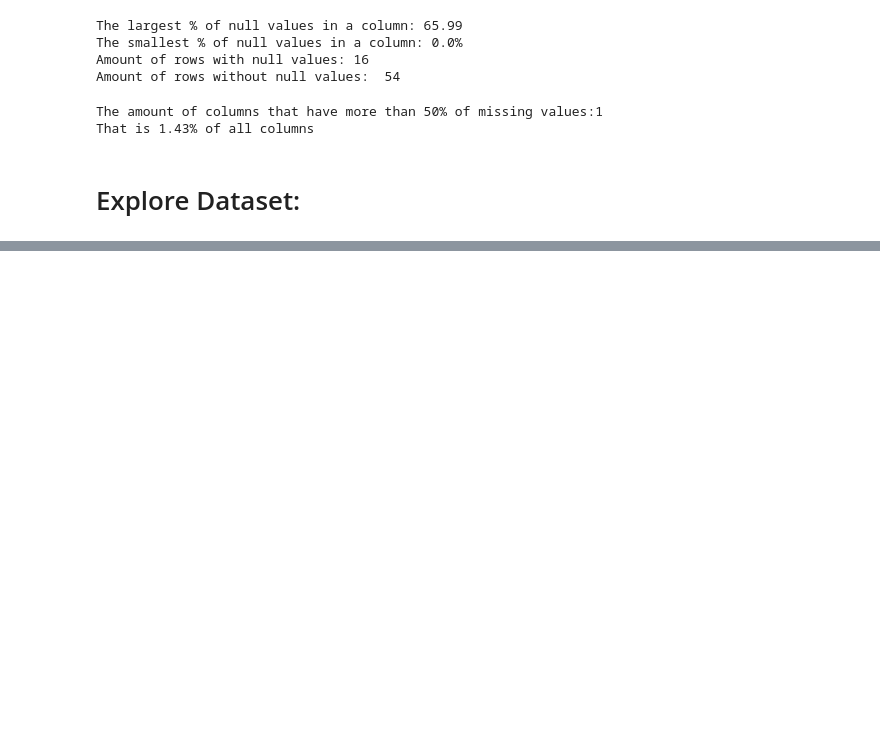
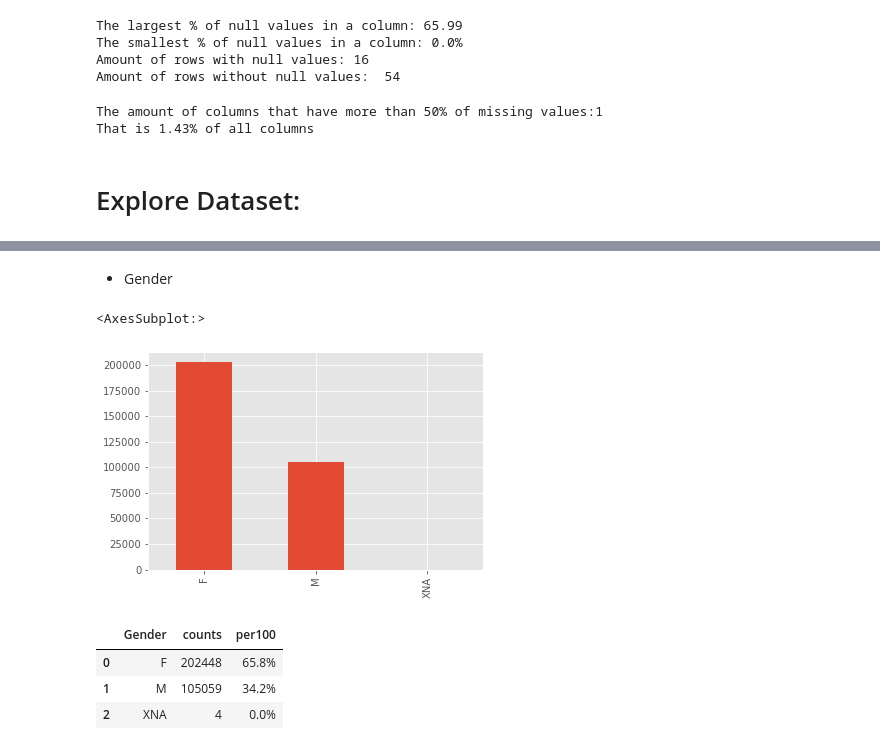
Before and after one commit to LenaChretien/Credit-Card-Fraud, a Jupyter notebook: Credit_card_fraud.ipynb, the cells around one changed output, grey strips where cells are left out. Cells and saved outputs as stored; diff of their text form; code cells hidden in the pictures; blank space fills up the shorter version.

Commit message:
Added more general data exploration

```diff
--- a/Credit_card_fraud.ipynb
+++ b/Credit_card_fraud.ipynb
@@ -185,0 +222,22 @@ That is 1.43% of all columns
+# %% [markdown]
+- Gender
+# %%
+gender = app_filter['CODE_GENDER'].dropna()
+gender
+gender.value_counts().plot.bar()
+# %% [output]
+<AxesSubplot:>
+[figure, added]
+# %%
+gender_count = gender.value_counts()
+gender_per = gender.value_counts(normalize = True).mul(100).round(1).astype(str) + '%'
+gender_count = pd.DataFrame({'counts': gender_count, 'per100': gender_per})
+gender_count = gender_count.reset_index()
+
+gender_count = gender_count.rename(columns = {"index": "Gender"})
+gender_count
+# %% [output]
+|  | Gender | counts | per100 |
+| 0 | F | 202448 | 65.8% |
+| 1 | M | 105059 | 34.2% |
+| 2 | XNA | 4 | 0.0% |
```
Also changed, not shown: parts of 33 cells of this notebook.
